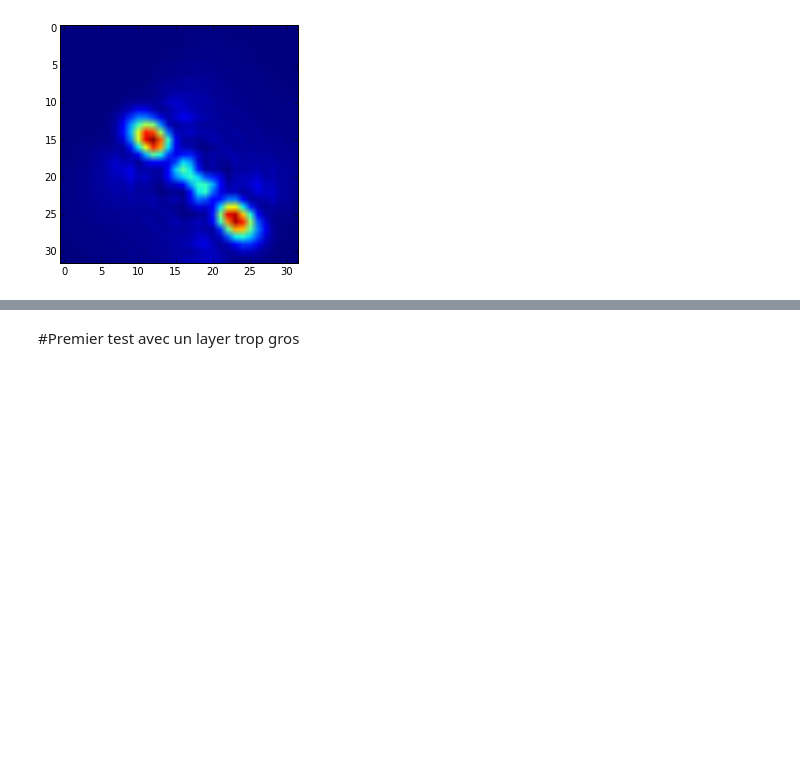
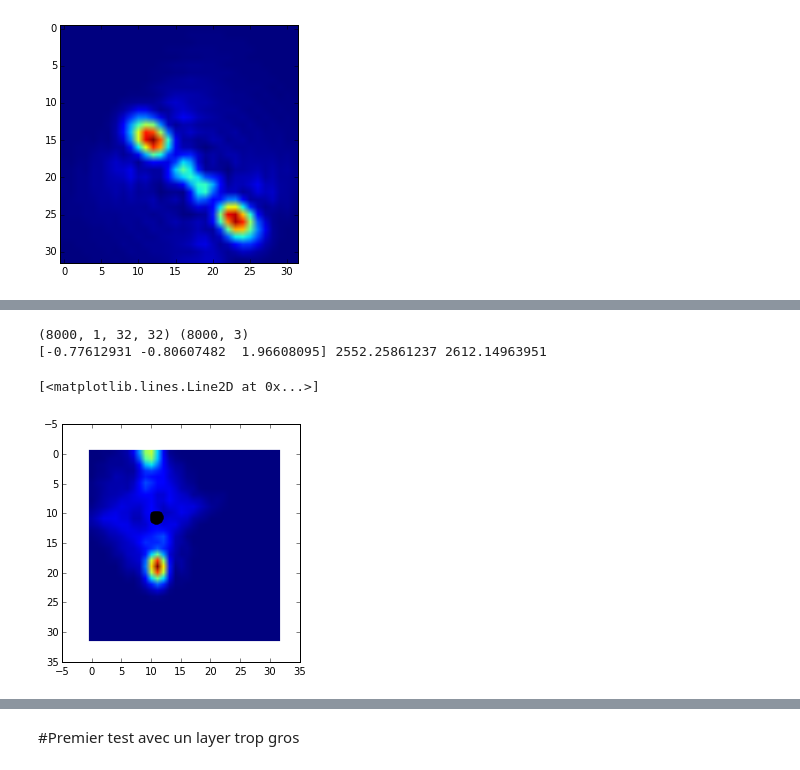
Before and after one commit to jeammimi/fit_PSF, a Jupyter notebook: Andrei fit.ipynb, the cells around one changed output, grey strips where cells are left out. Cells and saved outputs as stored; diff of their text form; code cells hidden in the pictures; blank space fills up the shorter version.

```diff
--- a/Andrei fit.ipynb
+++ b/Andrei fit.ipynb
@@ -178,0 +250,16 @@ imshow(X_train[0,0])
+# %%
+print X_train.shape , y_train.shape
+imshow(X_train[0,0])
+rescaleb = lambda x: x/0.150+16
+print y_train[0],rescale(y_train[0,0]),rescale(y_train[0,1])
+plot( rescaleb(y_train[0,0]),rescaleb(y_train[0,1]),"ok",markersize=13)
+#figure()
+#imshow(y_train[0])
+
+#y_train /= 1000.
+#y_test /= 1000.
+# %% [output]
+(8000, 1, 32, 32) (8000, 3)
+[-0.77612931 -0.80607482  1.96608095] 2552.25861237 2612.14963951
+[<matplotlib.lines.Line2D at 0x...>]
+[figure, added]
```
Also changed, not shown: parts of 20 cells of this notebook, 2 other files.
